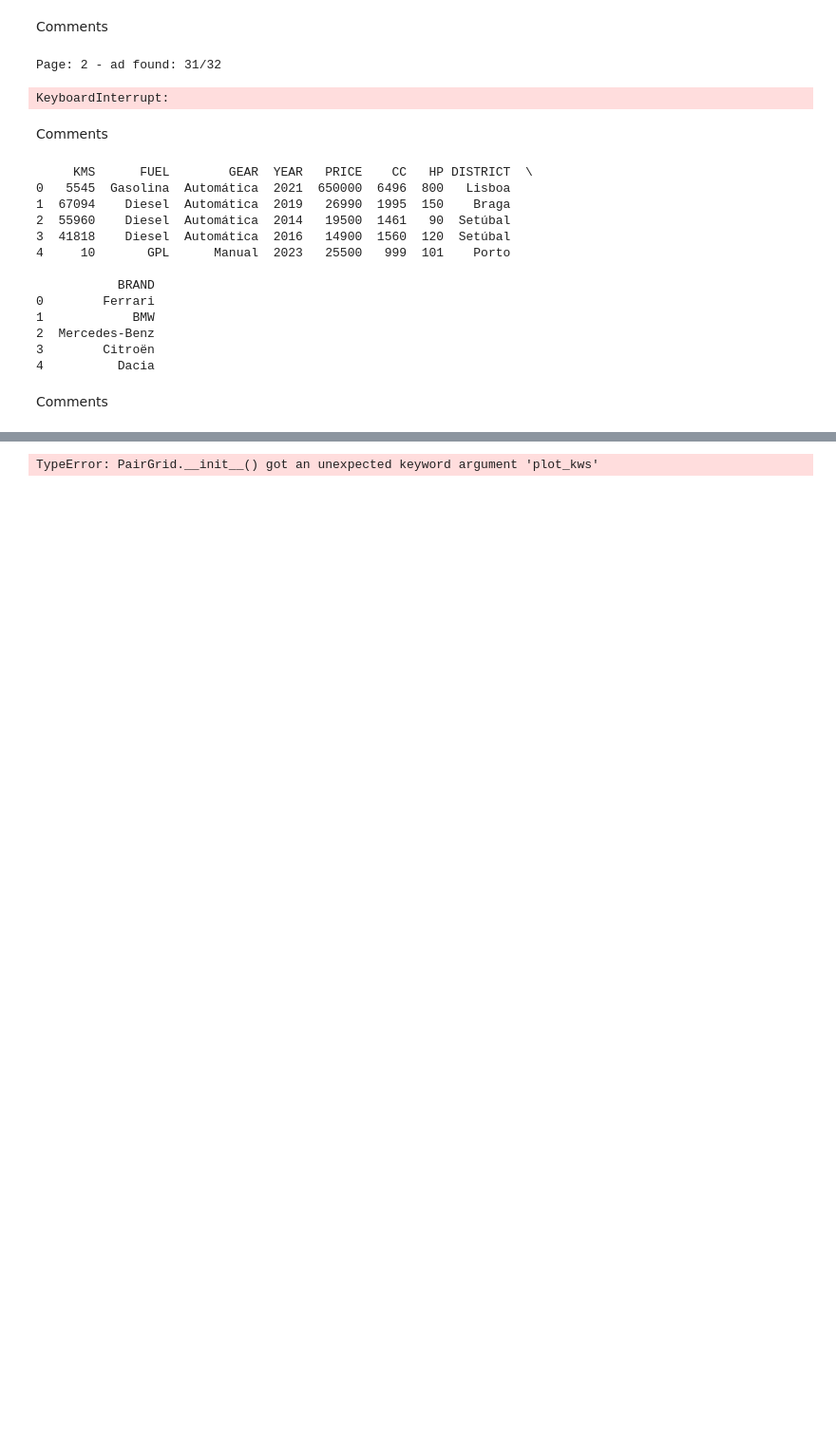
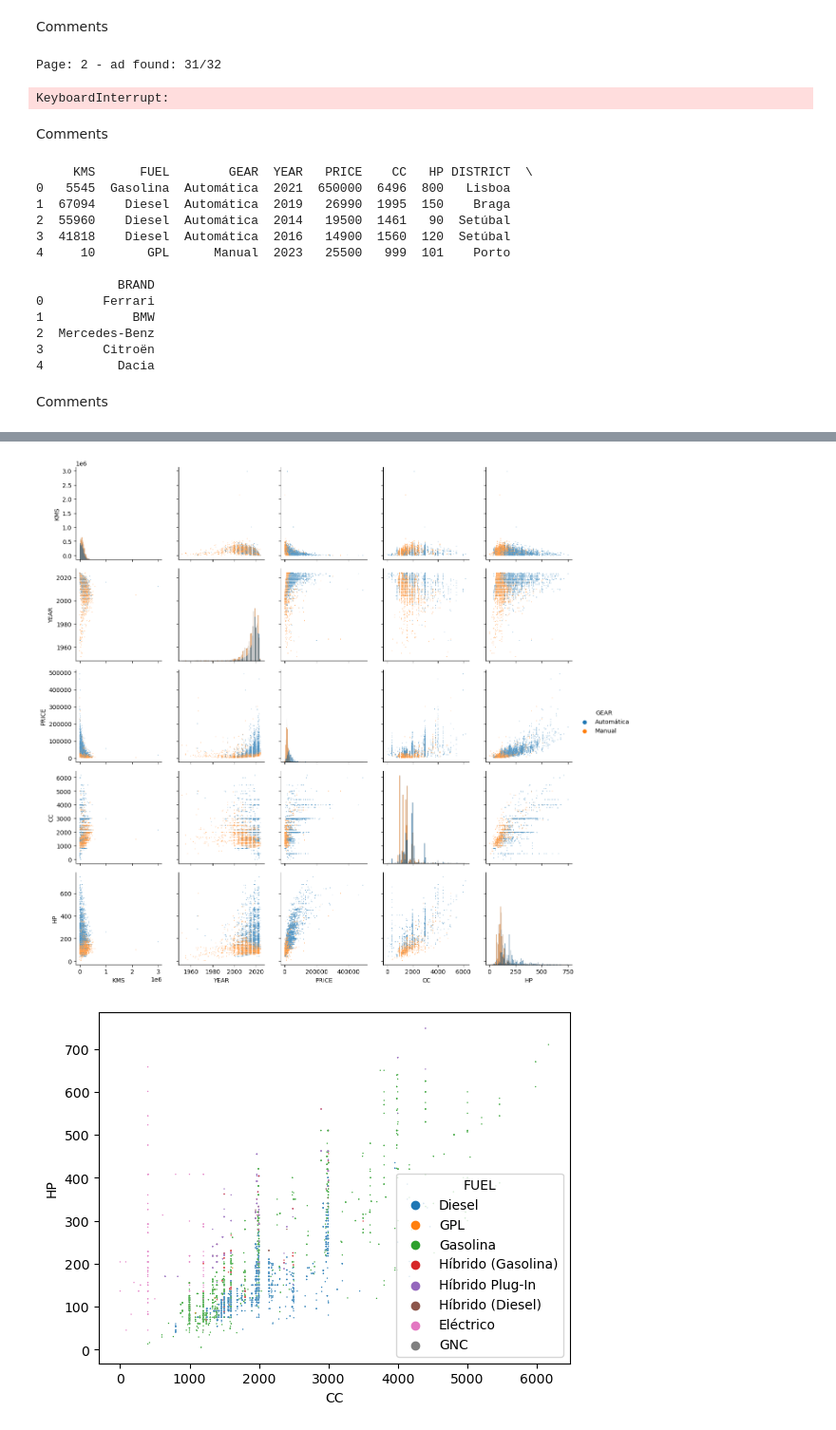
Before and after one commit to pedrodamas1/Scraping-Car-Prices, a Jupyter notebook: standvirtual.ipynb, the cells around one changed output, grey strips where cells are left out. Shown: that part at 95% size. Saved outputs shown, nothing was run; the diff lists cells and outputs as text; code cells hidden in the pictures; blank space fills up the shorter version.

```diff
--- a/standvirtual.ipynb
+++ b/standvirtual.ipynb
@@ -154,25 +154,29 @@ Comments
 # %%
 import pandas as pd
 import seaborn as sns
 import matplotlib.pyplot as plt
 
 # Load the clean data
 df = pd.read_excel('data/CLEAN_DATA.xlsx')
 
 temp = df[df['BRAND'].map(df['BRAND'].value_counts()) > 100]
 
 sns.countplot(
     data = temp,
     order = temp['BRAND'].value_counts().index,
     y='BRAND')
 plt.show()
 
 # Show a grid plot of numerical data
 g = sns.PairGrid(temp, hue='GEAR')
 g.map_diag(sns.histplot)
 g.map_offdiag(sns.scatterplot, s=1)
 g.add_legend()
 plt.show()
+
+sns.scatterplot(data=temp, x='CC', y='HP', hue='FUEL', s=1)
+plt.show()
 # %% [output]
 [figure]
-TypeError: PairGrid.__init__() got an unexpected keyword argument 'plot_kws'
+[figure, added]
+[figure, added]
```
